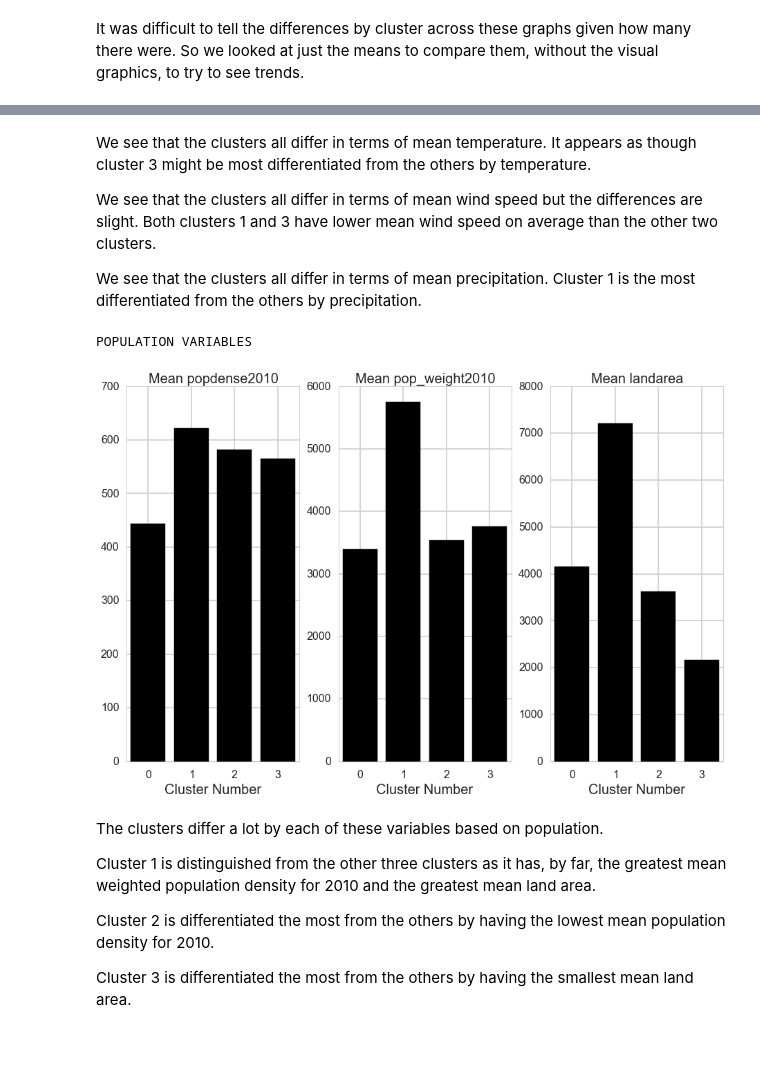
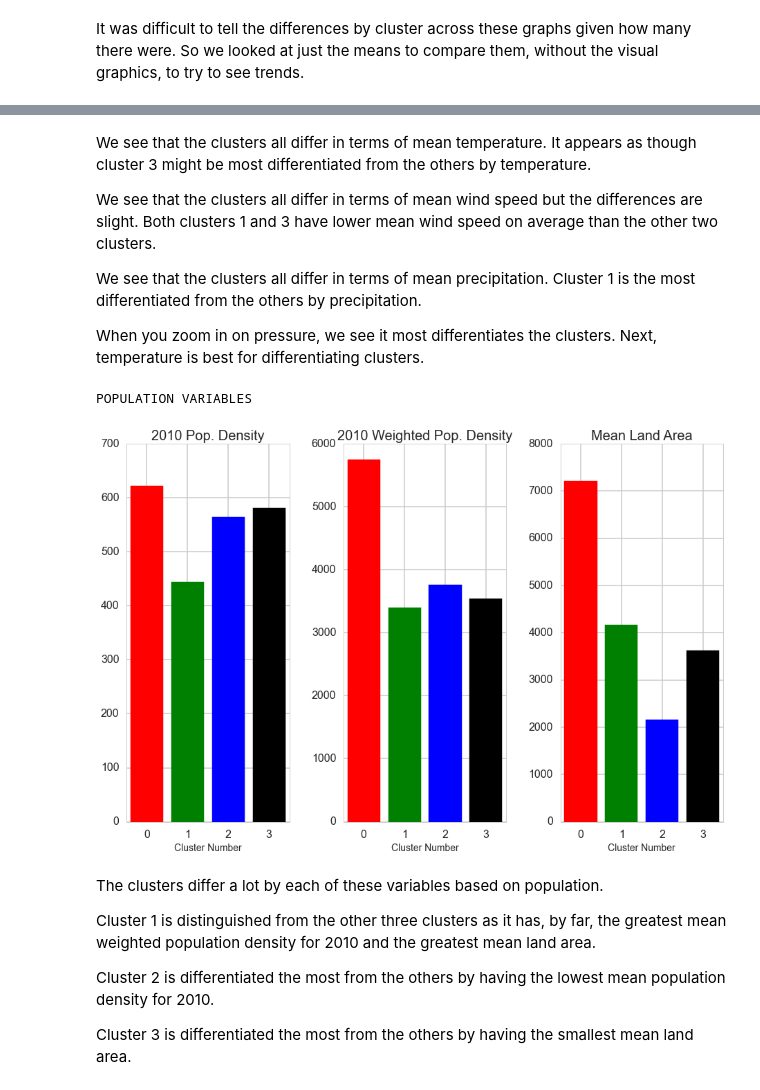
Before and after one commit to mchaffin17/AirPollutionFinalProject, a Jupyter notebook: UnsupervisedAnalysis.ipynb, the cells around one changed output, grey strips where cells are left out. Drawn from its saved outputs; the diff is of its cells as text; code cells hidden in the pictures; blank space fills up the shorter version.

```diff
--- a/UnsupervisedAnalysis.ipynb
+++ b/UnsupervisedAnalysis.ipynb
@@ -383,0 +371,3 @@ are there any strong trends? So like, is cluster 0 the 'bad' CO and NO2 and clus
+# %%
+#Once the file is saved, use the same file for the next
+dfClusters=pd.read_csv('dfClusters_kMeans.csv')
@@ -825,16 +819,20 @@ print dfMeans_otherVars[dfMeans_otherVars['Variable']=='Pressure']
 
 #Make a bar chart to visualize differences
 names=['0','1','2','3']
+titles=['Mean Precipitation', 'Mean Pressure','Mean Temperature','Mean Wind Speed']
 variable_names=['Precip','Pressure','Temp','Wind']
 print 'WEATHER VARIABLES'
 for i in range(0,4):
     plt.subplot(1, 4, i)
     x=dfMeans_otherVars[dfMeans_otherVars['Variable']==variable_names[i]]['Cluster']
     y=dfMeans_otherVars[dfMeans_otherVars['Variable']==variable_names[i]]['Mean']
-    plt.bar(x.values,y.values,color='black',align='center')
-    plt.title('Mean ' + variable_names[i],fontsize=20)
+    barlist=plt.bar(x.values,y.values,color='black',align='center')
+    plt.title(titles[i],fontsize=24)
     plt.xticks(x,names,horizontalalignment='center')
     plt.xlabel('Cluster Number',horizontalalignment='center',fontsize=20)
+    barlist[0].set_color('r')
+    barlist[1].set_color('g')
+    barlist[2].set_color('b')
 
 plt.tight_layout()
 # %% [output]
@@ -851,25 +849,32 @@ We see that the clusters all differ in terms of mean temperature.  It appears as
 We see that the clusters all differ in terms of mean wind speed but the differences are slight.  Both clusters 1 and 3 have lower mean wind speed on average than the other two clusters.
 
 We see that the clusters all differ in terms of mean precipitation.  Cluster 1 is the most differentiated from the others by precipitation.
+
+When you zoom in on pressure, we see it most differentiates the clusters.  Next, temperature is best for differentiating clusters.
 # %%
 #Make a bar chart to visualize differences
 names=['0','1','2','3']
+titles=['Mean Land Area','2010 Pop. Density','2010 Weighted Pop. Density']
 
 #Population variables
 variable_names=['landarea','popdense2010','pop_weight2010']
 print 'POPULATION VARIABLES'
 for i in range(0,3):
     plt.subplot(1, 3, i)
     x=dfMeans_otherVars[dfMeans_otherVars['Variable']==variable_names[i]]['Cluster']
     y=dfMeans_otherVars[dfMeans_otherVars['Variable']==variable_names[i]]['Mean']
-    plt.bar(x.values,y.values,color='black',align='center')
-    plt.title('Mean ' + variable_names[i],fontsize=20)
+    barlist=plt.bar(x.values,y.values,color='black',align='center')
+    plt.title(titles[i],fontsize=20)
     plt.xticks(x,names,horizontalalignment='center')
-    plt.xlabel('Cluster Number',horizontalalignment='center',fontsize=20)
+    plt.xlabel('Cluster Number',horizontalalignment='center',fontsize=14)
+    barlist[0].set_color('r')
+    barlist[1].set_color('g')
+    barlist[2].set_color('b')
+
 plt.tight_layout()
 # %% [output]
 POPULATION VARIABLES
-[figure, old version]
+[figure, new version]
 # %% [markdown]
 The clusters differ a lot by each of these variables based on population.
 
```
Also changed, not shown: parts of 13 cells of this notebook.
